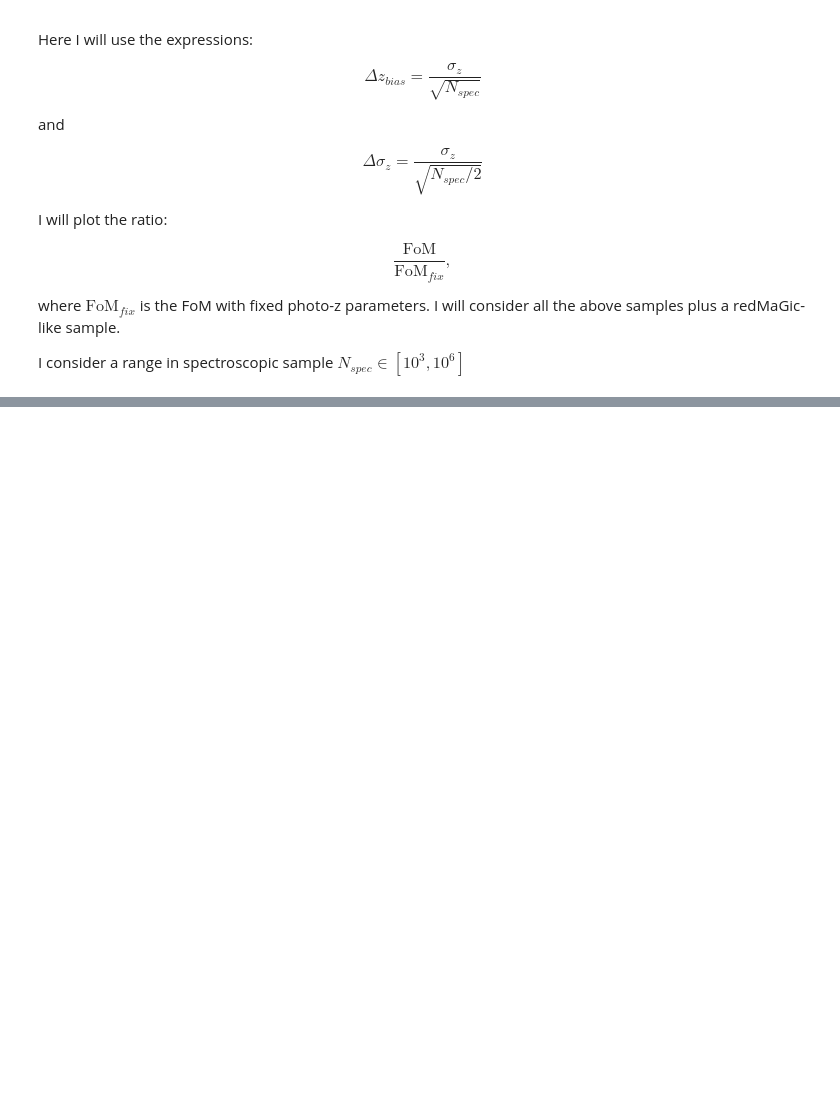
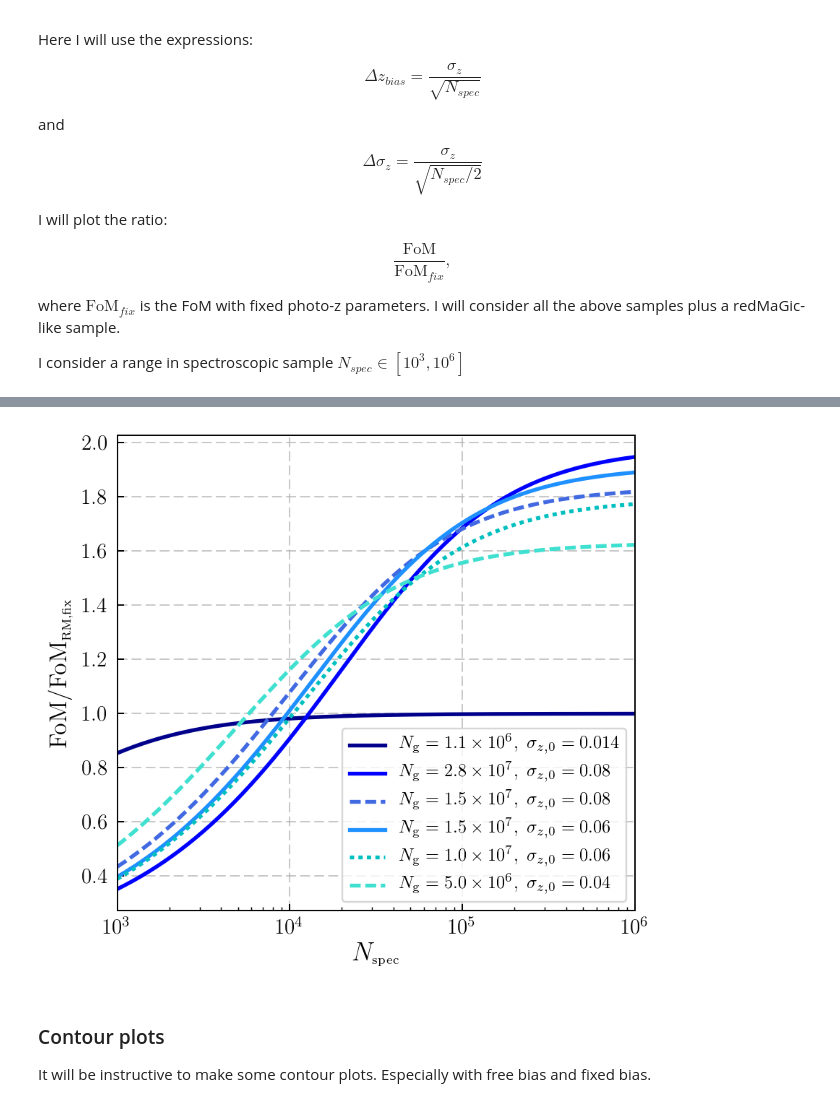
Before and after one commit to dtanoglidis/Photo_z_samples, a Jupyter notebook: Single Redshift Bin.ipynb, the cells around one changed output, grey strips where cells are left out. Drawn from its saved outputs; the diff is of its cells as text; code cells hidden in the pictures; blank space fills up the shorter version.

```diff
--- a/Single Redshift Bin.ipynb
+++ b/Single Redshift Bin.ipynb
@@ -1323,0 +1332,41 @@ plt.show()
+# %%
+FoM_rm_tofix = FoM_rm/FoM_rm_fix
+FoM_fl_tofix = FoM_fl/FoM_rm_fix
+FoM_1_tofix = FoM_1/FoM_rm_fix
+FoM_2_tofix = FoM_2/FoM_rm_fix
+FoM_3_tofix = FoM_3/FoM_rm_fix
+FoM_4_tofix = FoM_4/FoM_rm_fix
+#==================================================================
+#==================================================================
+# Plot them now
+#==================================================================
+fig = plt.figure(figsize = (5.0,4.5))
+
+plt.plot(N_spec, FoM_rm_tofix, c='darkblue', linewidth=2.2, label=r'$N_{\mbox{\scriptsize{g}}}=1.1 \times 10^6, \,\, \sigma_{z,0} = 0.014$' )
+plt.plot(N_spec, FoM_fl_tofix, c='blue', linewidth=2.2, label=r'$N_{\mbox{\scriptsize{g}}}=2.8 \times 10^7, \,\, \sigma_{z,0} = 0.08$')
+plt.plot(N_spec, FoM_1_tofix, c='royalblue',  linewidth=2.2, ls='--', label=r'$N_{\mbox{\scriptsize{g}}}=1.5 \times 10^7, \,\, \sigma_{z,0} = 0.08$')
+plt.plot(N_spec, FoM_2_tofix, c='dodgerblue', linewidth=2.2, label=r'$N_{\mbox{\scriptsize{g}}}=1.5 \times 10^7, \,\, \sigma_{z,0} = 0.06$')
+plt.plot(N_spec, FoM_3_tofix, c='c', linewidth=2.2, ls=':', label=r'$N_{\mbox{\scriptsize{g}}}= 1.0 \times 10^7, \,\, \sigma_{z,0} = 0.06$')
+plt.plot(N_spec, FoM_4_tofix, c='turquoise', linewidth=2.2, ls='--', label=r'$N_{\mbox{\scriptsize{g}}}=5.0 \times 10^6, \,\, \sigma_{z,0} = 0.04$')
+
+plt.hlines(1.0,1,1e-3, color='brown', linestyle='--', linewidth= 2.2)
+
+plt.ylabel('FoM/FoM$_{\scriptsize{\mbox{RM,fix}}}$',fontsize=14)
+plt.xlabel('$N_{\mbox{\scriptsize{spec}}}$',fontsize=15)
+plt.tick_params(axis='both', labelsize=12)
+
+plt.grid(ls='--', alpha=0.7)
+
+plt.xscale('log');plt.xlim(1e3,1e6)
+plt.legend(frameon=True, loc='lower right', fontsize=10)
+
+
+plt.tight_layout()
+#plt.savefig('FoMs_spec.pdf')
+plt.show()
+# %% [output]
+[figure, added]
+# %% [markdown]
+### Contour plots
+
+It will be instructive to make some contour plots. Especially with free bias and fixed bias.
```
Also changed, not shown: parts of 6 cells of this notebook.
